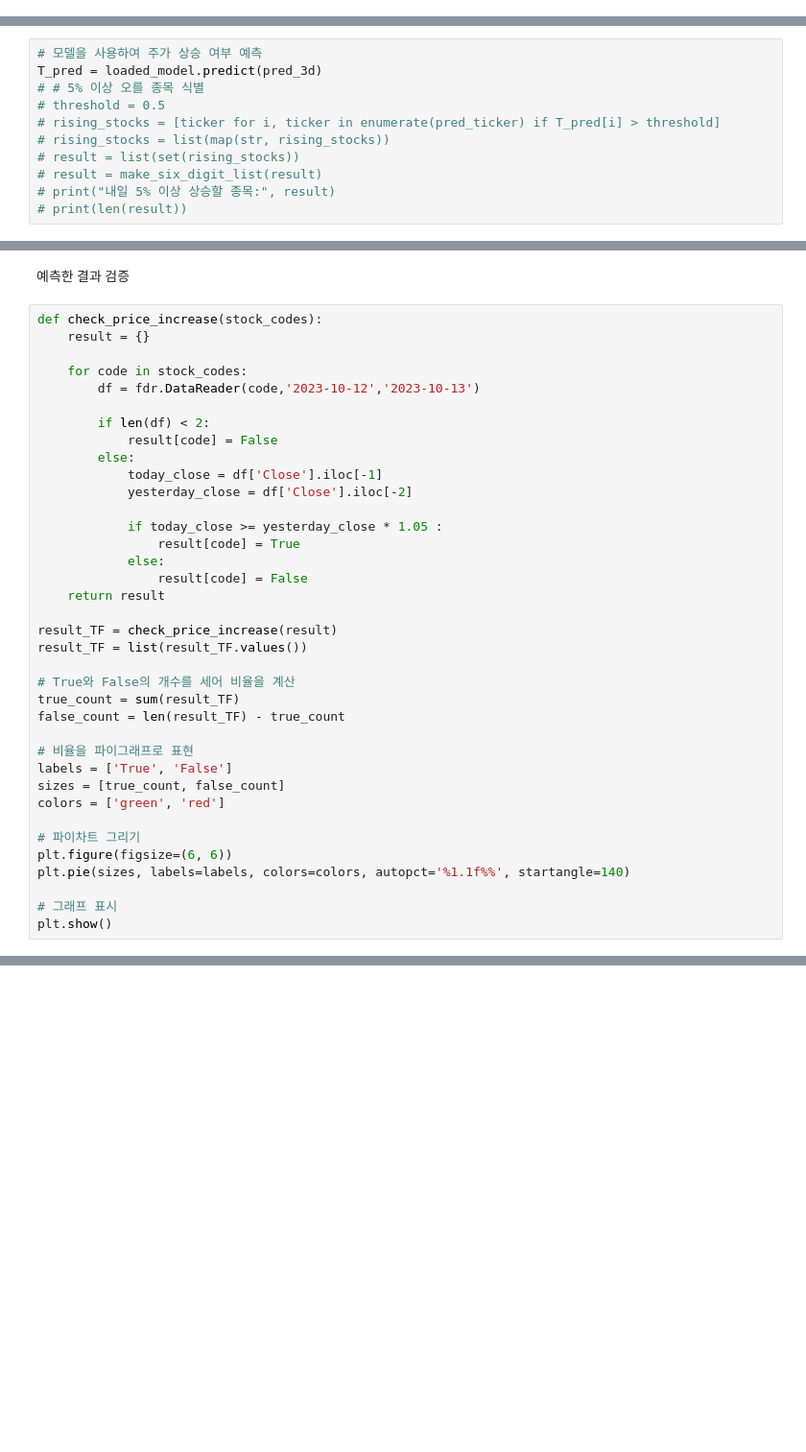
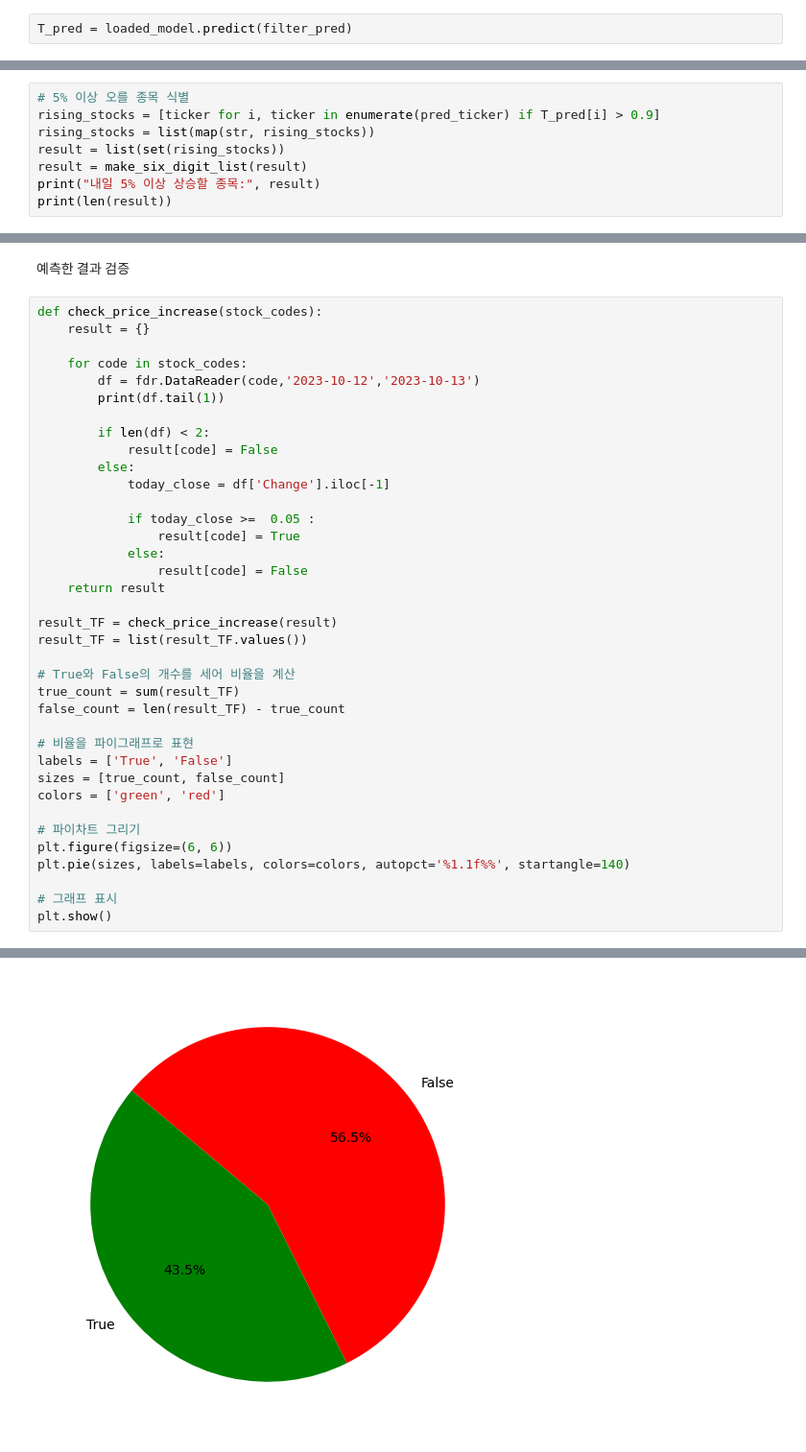
Before and after one commit to moonseunghoo/Stock_Machine_Learning, a Jupyter notebook: GRU.ipynb, the cells around one changed output, grey strips where cells are left out. Shown at 96% size. Cells and saved outputs as stored; diff of their text form; blank space fills up the shorter version.

```diff
--- a/GRU.ipynb
+++ b/GRU.ipynb
@@ -163,3 +150,5 @@ def make_six_digit_list(input_list):
             six_digit_list.append(item_str)
 
     return six_digit_list
+# %%
+T_pred = loaded_model.predict(filter_pred)
@@ -166,11 +157,8 @@ def make_six_digit_list(input_list):
 # %%
-# 모델을 사용하여 주가 상승 여부 예측
-T_pred = loaded_model.predict(pred_3d)
-# # 5% 이상 오를 종목 식별
-# threshold = 0.5
-# rising_stocks = [ticker for i, ticker in enumerate(pred_ticker) if T_pred[i] > threshold]
-# rising_stocks = list(map(str, rising_stocks))
-# result = list(set(rising_stocks))
-# result = make_six_digit_list(result)
-# print("내일 5% 이상 상승할 종목:", result)
-# print(len(result))
+# 5% 이상 오를 종목 식별
+rising_stocks = [ticker for i, ticker in enumerate(pred_ticker) if T_pred[i] > 0.9]
+rising_stocks = list(map(str, rising_stocks))
+result = list(set(rising_stocks))
+result = make_six_digit_list(result)
+print("내일 5% 이상 상승할 종목:", result)
+print(len(result))
@@ -182,14 +173,14 @@ def check_price_increase(stock_codes):
 
     for code in stock_codes:
         df = fdr.DataReader(code,'2023-10-12','2023-10-13')
+        print(df.tail(1))
 
         if len(df) < 2:
             result[code] = False
         else:
-            today_close = df['Close'].iloc[-1]
-            yesterday_close = df['Close'].iloc[-2]
+            today_close = df['Change'].iloc[-1]
 
-            if today_close >= yesterday_close * 1.05 :
+            if today_close >=  0.05 :
                 result[code] = True
             else:
                 result[code] = False
@@ -213,3 +204,4 @@ plt.pie(sizes, labels=labels, colors=colors, autopct='%1.1f%%', startangle=140)
 
 # 그래프 표시
 plt.show()
+# %% [output]
@@ -215,0 +225 @@ plt.show()
+[figure, added]
```
Also changed, not shown: parts of 10 cells of this notebook, 6 other files.
